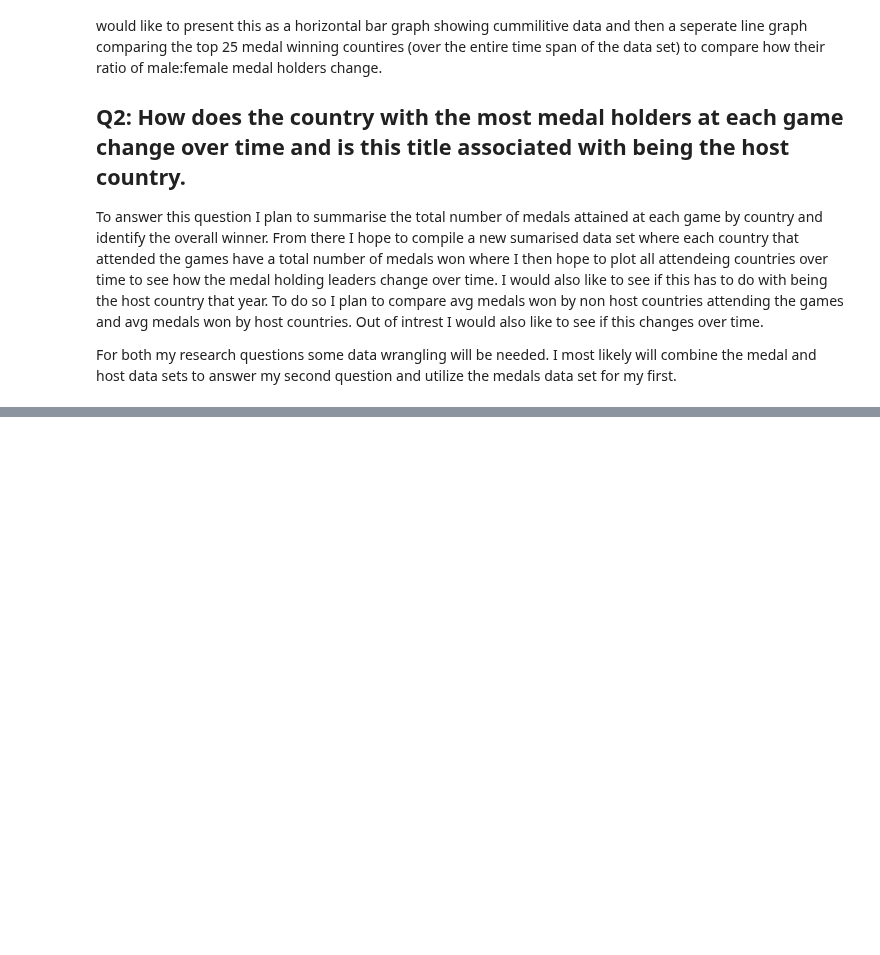
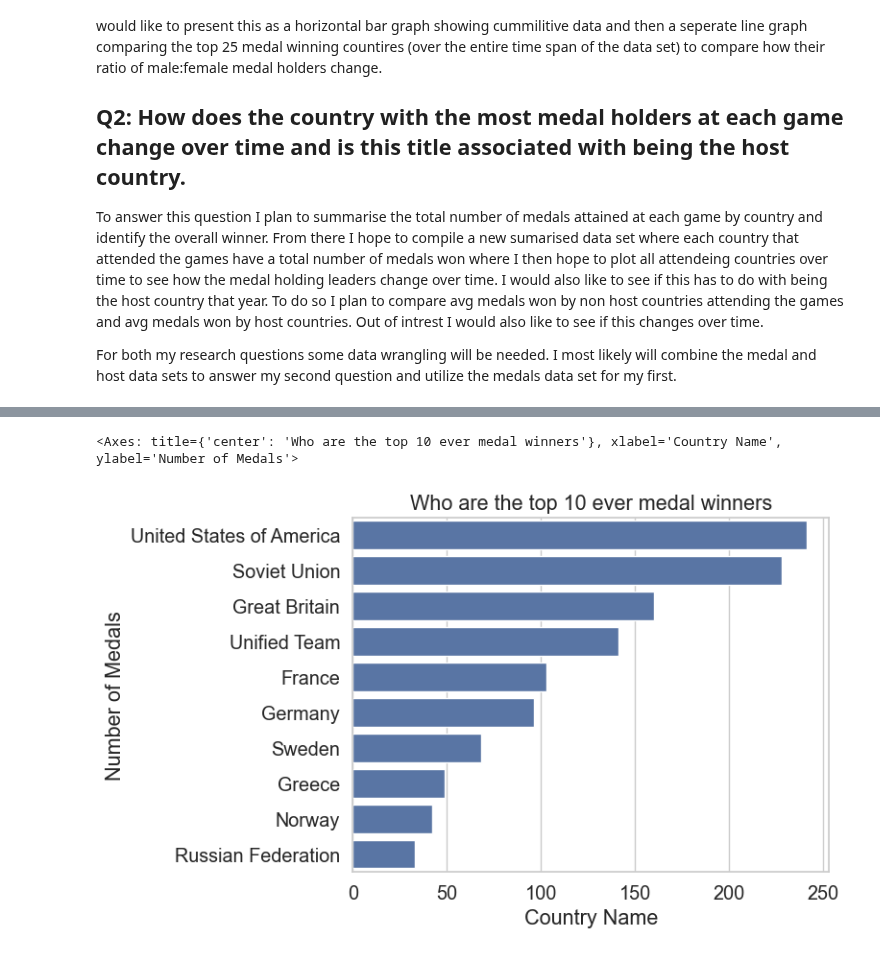
Before and after one commit to ubco-W2022T2-data301/project-group-group17, a Jupyter notebook: analysis/notebooks/analysis_conan.ipynb, the cells around one changed output, grey strips where cells are left out. Drawn from its saved outputs; the diff is of its cells as text; code cells hidden in the pictures; blank space fills up the shorter version.

```diff
--- a/analysis/notebooks/analysis_conan.ipynb
+++ b/analysis/notebooks/analysis_conan.ipynb
@@ -25,7 +33,9 @@ import seaborn as sns
 # %%
 # Set up visualization
 
-sns.set_theme(style="whitegrid")
+sns.set_theme(style="whitegrid",
+              font_scale=1.3
+             )
 # %%
 # loading data sets
 
@@ -79,23 +87,26 @@ medal_bysex.sample(10)
 # %%
 # Q1 Data vis
 
 # Who are the top 10 ever medal winners
 
 df = medal_bysex
 
 df = df.sort_values(by=['medal_all'], ascending = False).groupby('year').head(10).reset_index()
 df = df.drop(['index'], axis= "columns")
 df = df.groupby('country_name', group_keys=False).apply(lambda x: x.loc[x.medal_all.idxmax()]).sort_values('medal_all',ascending = False).groupby('year').head(10)
 
 
 plot = sns.barplot(x="medal_all", y="country_name", data=df,
                    label="Total Medals Won", color="b")
-plot1.set(ylabel ="Number of Medals", xlabel ="Country Name", title = "Who are the top 10 ever medal winners")
+plot.set(ylabel ="Number of Medals", xlabel ="Country Name", title = "Who are the top 10 ever medal winners")
 plot
 
 # next steps would be to see what portion of these resutls were from males vs females
 # I would like to create a facet grid plot where top 10 medal winners from each games were ploted every year with the
 # males vs female contribution was provided
+# %% [output]
+<Axes: title={'center': 'Who are the top 10 ever medal winners'}, xlabel='Country Name', ylabel='Number of Medals'>
+[figure, added]
 # %%
 #### Confirming all the unique years and dates are right. Intrestingly I found several gaps in the years of the games,
 #### some of the presumably because of world wars or potentially due to errors in data collection
```
Also changed, not shown: parts of 9 cells of this notebook.
